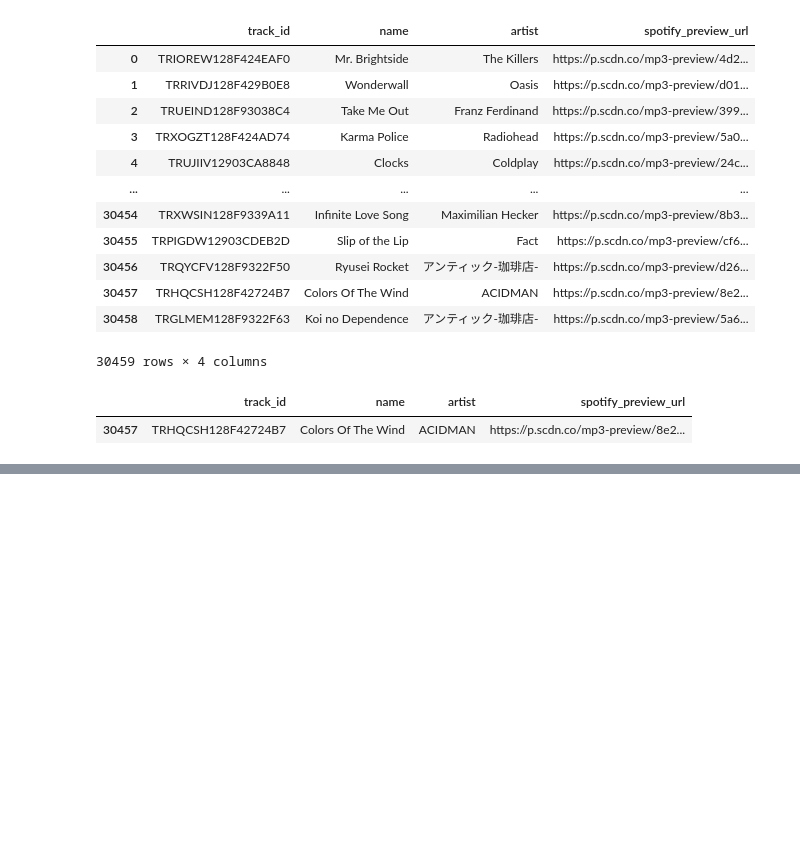
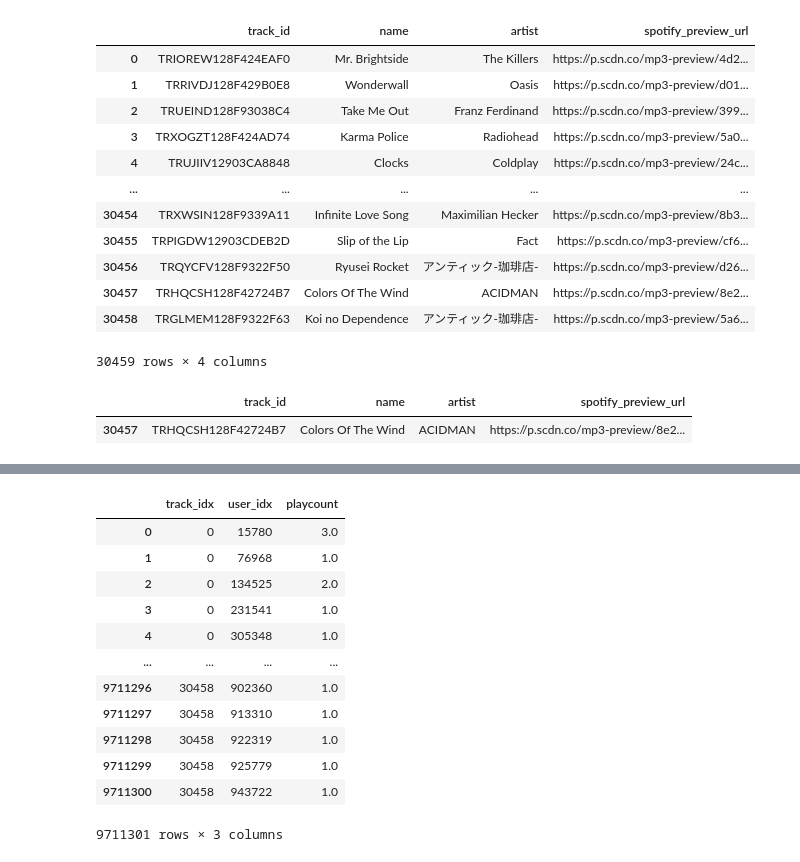
Before and after one commit to ujjwal-basnet/Hybrid-Recommender-system, a Jupyter notebook: collaborative_filtering.ipynb, the cells around one changed output, grey strips where cells are left out. Saved outputs shown, nothing was run; the diff lists cells and outputs as text; code cells hidden in the pictures; blank space fills up the shorter version.

```diff
--- a/collaborative_filtering.ipynb
+++ b/collaborative_filtering.ipynb
@@ -128,0 +166,17 @@ filtered_songs[filtered_songs["name"] == "Colors Of The Wind"]
+# %%
+interaction_array= interaction_array.compute()
+interaction_array
+# %% [output]
+|  | track_idx | user_idx | playcount |
+| 0 | 0 | 15780 | 3.0 |
+| 1 | 0 | 76968 | 1.0 |
+| 2 | 0 | 134525 | 2.0 |
+| 3 | 0 | 231541 | 1.0 |
+| 4 | 0 | 305348 | 1.0 |
+| ... | ... | ... | ... |
+| 9711296 | 30458 | 902360 | 1.0 |
+| 9711297 | 30458 | 913310 | 1.0 |
+| 9711298 | 30458 | 922319 | 1.0 |
+| 9711299 | 30458 | 925779 | 1.0 |
+| 9711300 | 30458 | 943722 | 1.0 |
+9711301 rows × 3 columns
```
Also changed, not shown: parts of 32 cells of this notebook, 1 other file.
